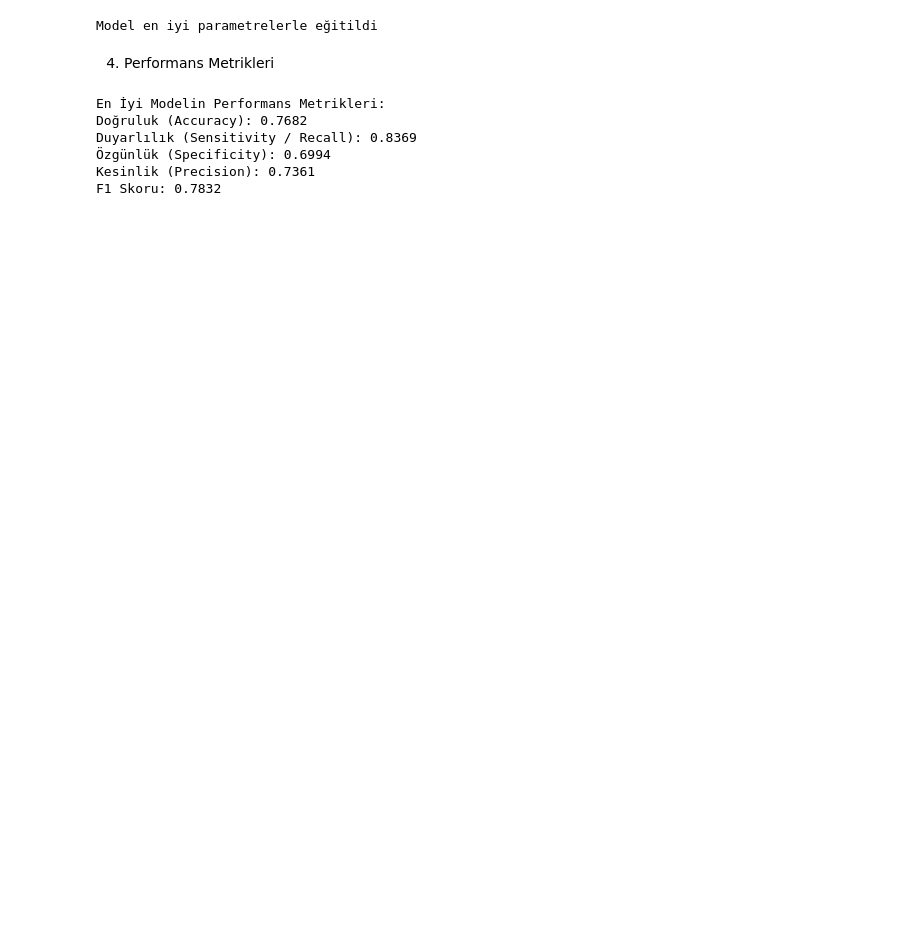
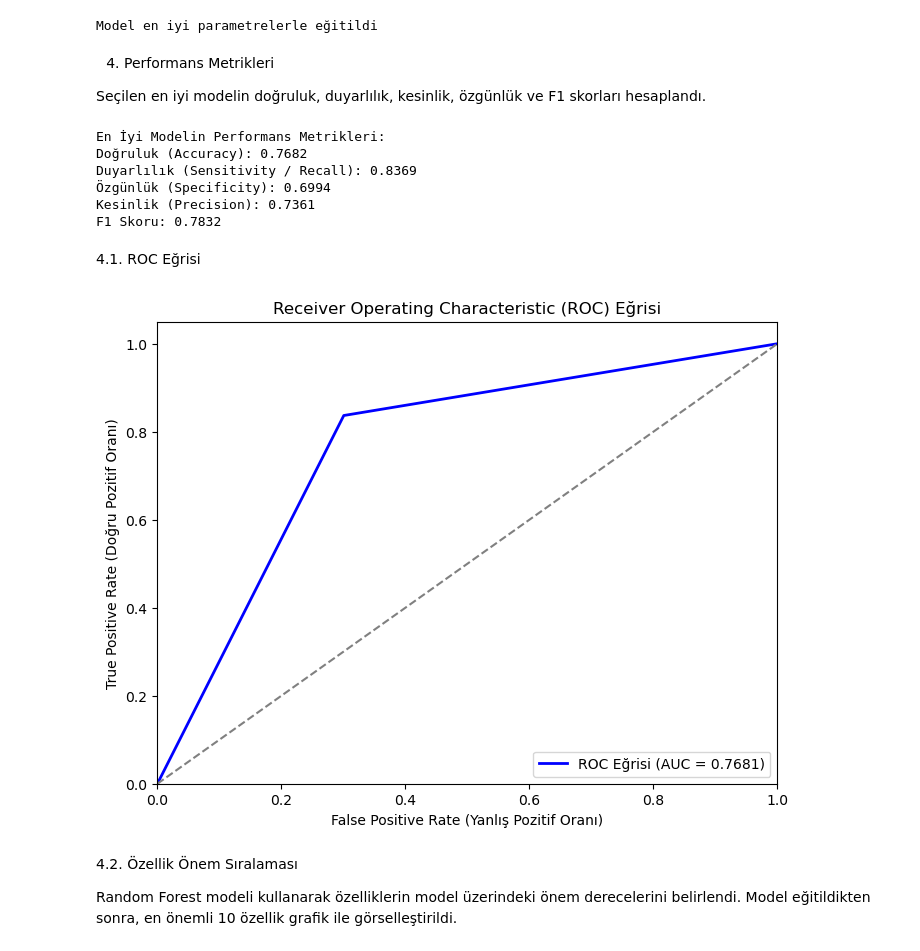
Before and after one commit to batukar/yz_ogrenme_modelleri, a Jupyter notebook: hafta_2/knn.ipynb, the cells around one changed output. Drawn from its saved outputs; the diff is of its cells as text; code cells hidden in the pictures; blank space fills up the shorter version.

```diff
--- a/hafta_2/knn.ipynb
+++ b/hafta_2/knn.ipynb
@@ -19,0 +25,7 @@ df.head()  # İlk birkaç satırı görüntüle
+# %%
+from sklearn.model_selection import train_test_split
+
+X = df.drop(columns=["Diagnosis"])
+y = df["Diagnosis"]
+
+X_train, X_test, y_train, y_test = train_test_split(X, y, test_size=0.2, random_state=42)
@@ -20,8 +34,5 @@ df.head()  # İlk birkaç satırı görüntüle
 # %%
-from sklearn.model_selection import train_test_split
 from sklearn.preprocessing import StandardScaler
-
-X_train, X_test, y_train, y_test = train_test_split(X_resampled, y_resampled, test_size=0.2, random_state=42)
 
 scaler = StandardScaler()
 X_train_scaled = scaler.fit_transform(X_train)
@@ -88,8 +105,10 @@ y_pred_best = knn_best.predict(X_test_scaled)
 print(f"Model en iyi parametrelerle eğitildi")
 # %% [output]
 Model en iyi parametrelerle eğitildi
-# %% [markdown]
-4. Performans Metrikleri
+# %% [markdown]
+4. Performans Metrikleri
+
+Seçilen en iyi modelin doğruluk, duyarlılık, kesinlik, özgünlük ve F1 skorları hesaplandı.
 # %%
 accuracy = accuracy_score(y_test, y_pred_best)
 recall = recall_score(y_test, y_pred_best)
@@ -111,6 +130,34 @@ Duyarlılık (Sensitivity / Recall): 0.8369
 Özgünlük (Specificity): 0.6994
 Kesinlik (Precision): 0.7361
 F1 Skoru: 0.7832
+# %% [markdown]
+4.1. ROC Eğrisi
+# %%
+import matplotlib.pyplot as plt
+from sklearn.metrics import roc_curve, auc
+
+y_prob = knn_best.predict_proba(X_test_scaled)[:, 1]  # Pozitif sınıfın olasılık değerleri
+
+fpr, tpr, _ = roc_curve(y_test, y_prob)
+roc_auc = auc(fpr, tpr)
+
+plt.figure(figsize=(8,6))
+plt.plot(fpr, tpr, color='blue', lw=2, label=f'ROC Eğrisi (AUC = {roc_auc:.4f})')
+plt.plot([0, 1], [0, 1], color='gray', linestyle='--')  # Rastgele tahmin çizgisi
+plt.xlim([0.0, 1.0])
+plt.ylim([0.0, 1.05])
+plt.xlabel('False Positive Rate (Yanlış Pozitif Oranı)')
+plt.ylabel('True Positive Rate (Doğru Pozitif Oranı)')
+plt.title('Receiver Operating Characteristic (ROC) Eğrisi')
+plt.legend(loc="lower right")
+plt.show()
+# %% [output]
+[figure, added]
+# %% [markdown]
+4.2. Özellik Önem Sıralaması
+
+Random Forest modeli kullanarak özelliklerin model üzerindeki önem derecelerini belirlendi.
+Model eğitildikten sonra, en önemli 10 özellik grafik ile görselleştirildi.
 # %%
 from sklearn.ensemble import RandomForestClassifier
 
```
Also changed, not shown: parts of 10 cells of this notebook, 1 other file.
